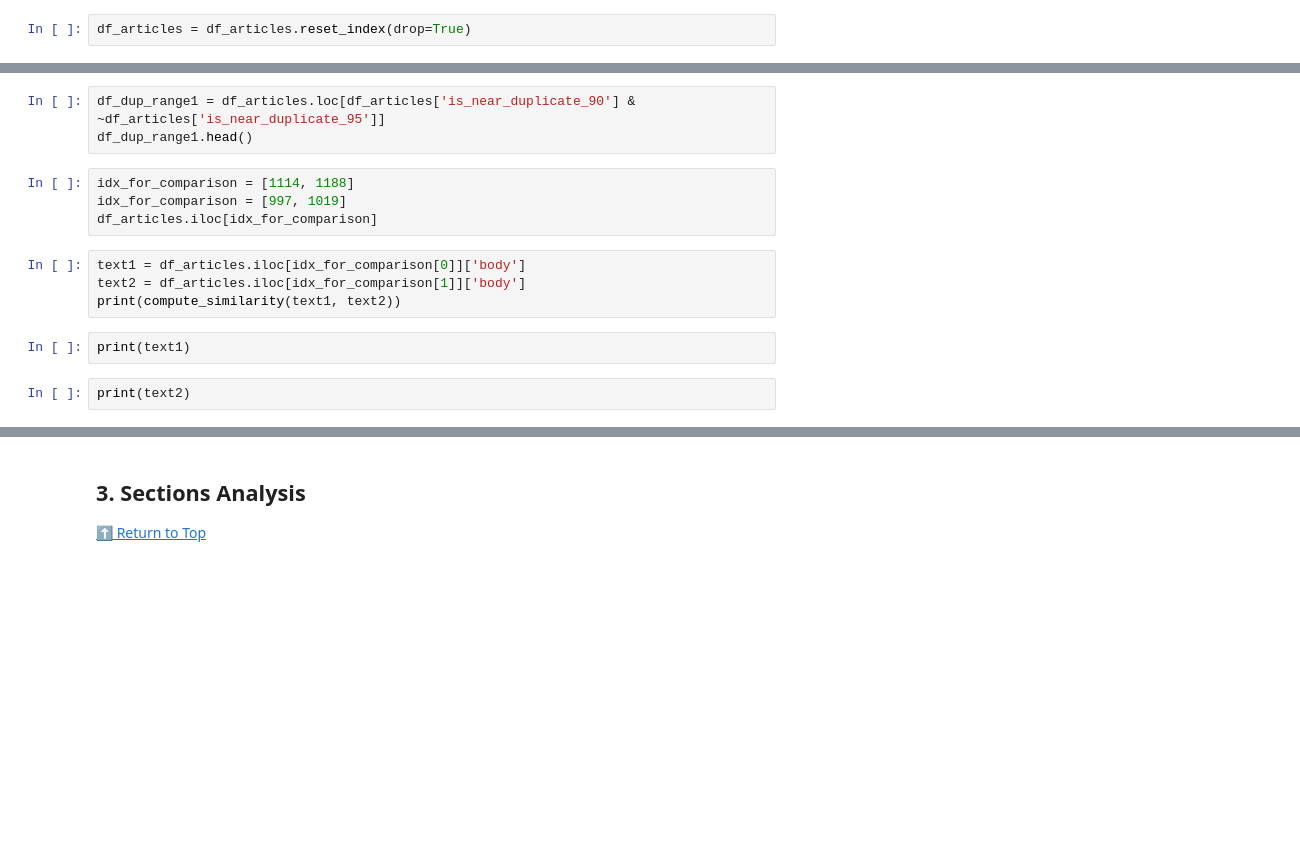
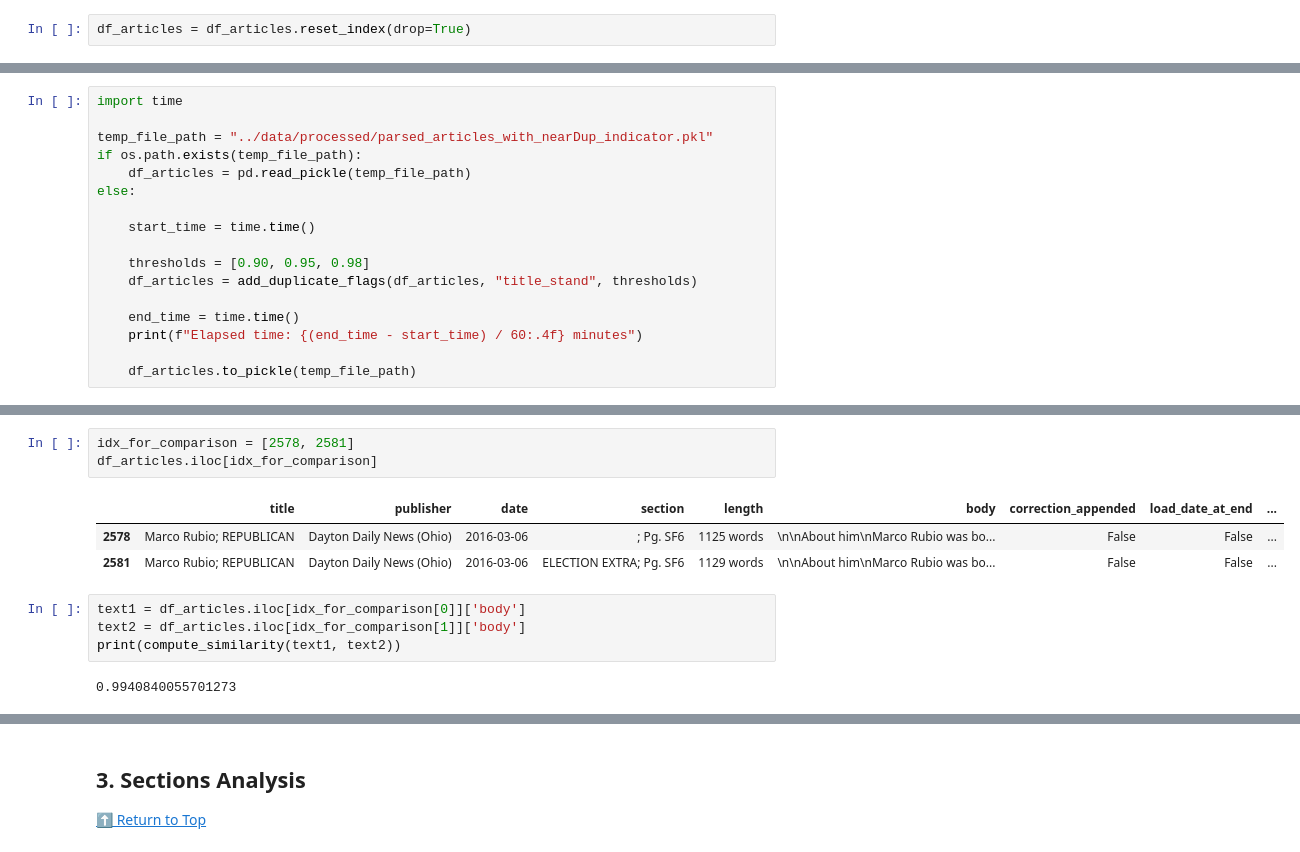
Before and after one commit to laurauguc/working_class_media_analysis, a Jupyter notebook: data_exploration/1.explore_parsed_data.ipynb, the cells around one changed output, grey strips where cells are left out. Drawn from its saved outputs; the diff is of its cells as text; blank space fills up the shorter version.

Commit message:
similar_dict

```diff
--- a/data_exploration/1.explore_parsed_data.ipynb
+++ b/data_exploration/1.explore_parsed_data.ipynb
@@ -556,0 +590,17 @@ df_articles.head()
+# %%
+import time
+
+temp_file_path = "../data/processed/parsed_articles_with_nearDup_indicator.pkl"
+if os.path.exists(temp_file_path):
+    df_articles = pd.read_pickle(temp_file_path)
+else:
+
+    start_time = time.time()
+
+    thresholds = [0.90, 0.95, 0.98]
+    df_articles = add_duplicate_flags(df_articles, "title_stand", thresholds)
+
+    end_time = time.time()
+    print(f"Elapsed time: {(end_time - start_time) / 60:.4f} minutes")
+
+    df_articles.to_pickle(temp_file_path)
@@ -563,15 +653,13 @@ df_title
-# %%
-df_dup_range1 = df_articles.loc[df_articles['is_near_duplicate_90'] & ~df_articles['is_near_duplicate_95']]
-df_dup_range1.head()
-# %%
-idx_for_comparison = [1114, 1188]
-idx_for_comparison = [997, 1019]
-df_articles.iloc[idx_for_comparison]
-# %%
-text1 = df_articles.iloc[idx_for_comparison[0]]['body']
-text2 = df_articles.iloc[idx_for_comparison[1]]['body']
-print(compute_similarity(text1, text2))
-# %%
-print(text1)
-# %%
-print(text2)
+# %%
+idx_for_comparison = [2578, 2581]
+df_articles.iloc[idx_for_comparison]
+# %% [output]
+|  | title | publisher | date | section | length | body | correction_appended | load_date_at_end | ... |
+| 2578 | Marco Rubio; REPUBLICAN | Dayton Daily News (Ohio) | 2016-03-06 | ; Pg. SF6 | 1125 words | \n\nAbout him\nMarco Rubio was bo... | False | False | ... |
+| 2581 | Marco Rubio; REPUBLICAN | Dayton Daily News (Ohio) | 2016-03-06 | ELECTION EXTRA; Pg. SF6 | 1129 words | \n\nAbout him\nMarco Rubio was bo... | False | False | ... |
+# %%
+text1 = df_articles.iloc[idx_for_comparison[0]]['body']
+text2 = df_articles.iloc[idx_for_comparison[1]]['body']
+print(compute_similarity(text1, text2))
+# %% [output]
+0.9940840055701273
```
Also changed, not shown: parts of 51 cells of this notebook, 1 other file.
